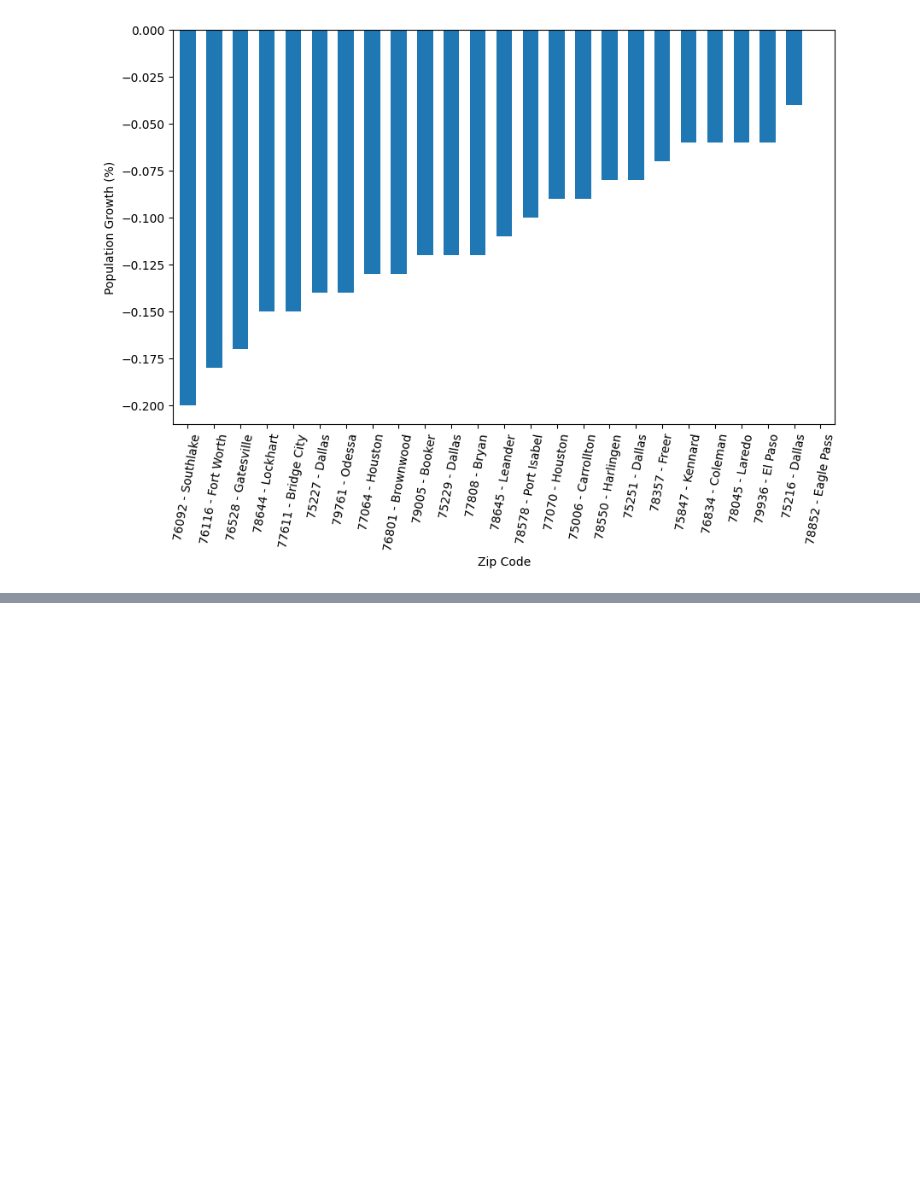
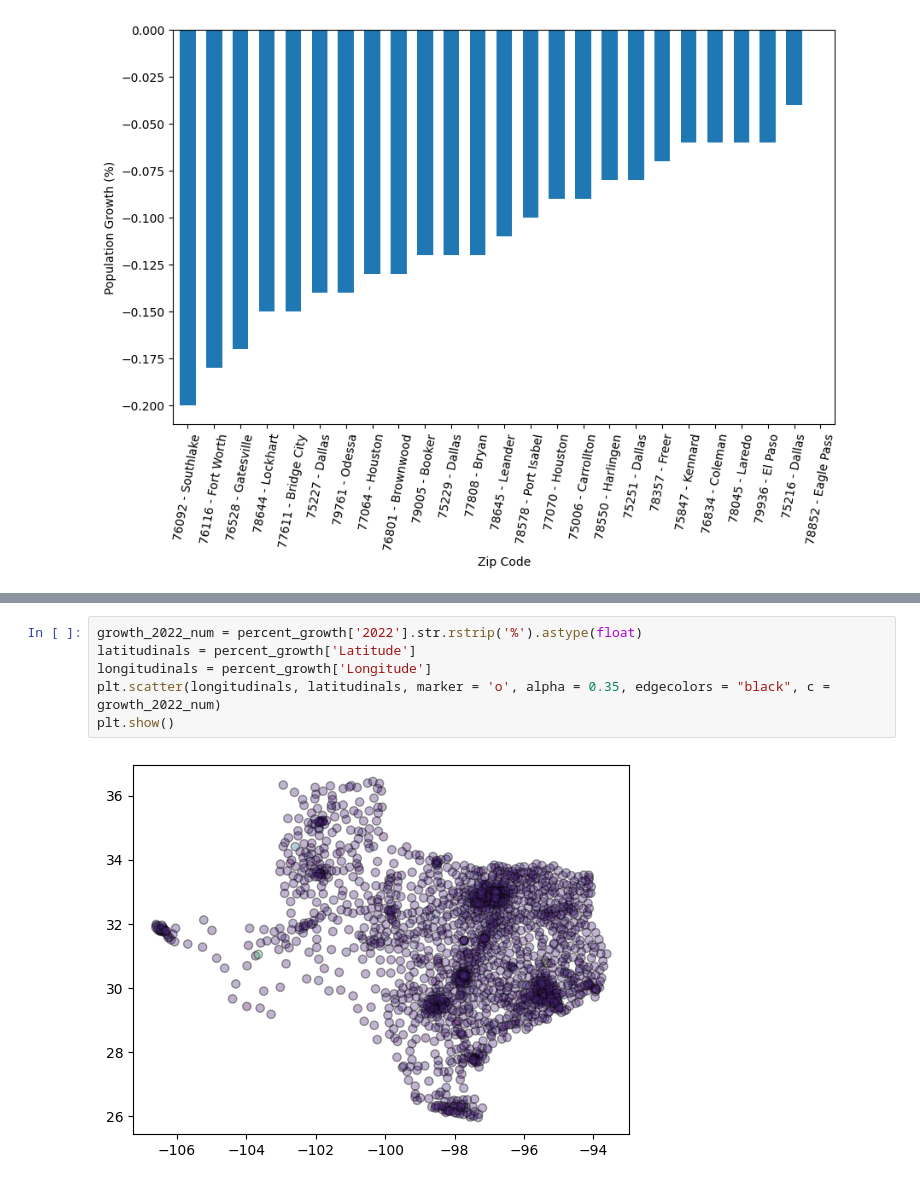
Before and after one commit to CaseyScow/Census-analysis, a Jupyter notebook: Texas_Zip_Pop.ipynb, the cells around one changed output, grey strips where cells are left out. Cells and saved outputs as stored; diff of their text form; blank space fills up the shorter version.

```diff
--- a/Texas_Zip_Pop.ipynb
+++ b/Texas_Zip_Pop.ipynb
@@ -323,0 +352,8 @@ plt.show()
+# %%
+growth_2022_num = percent_growth['2022'].str.rstrip('%').astype(float)
+latitudinals = percent_growth['Latitude']
+longitudinals = percent_growth['Longitude']
+plt.scatter(longitudinals, latitudinals, marker = 'o', alpha = 0.35, edgecolors = "black", c = growth_2022_num)
+plt.show()
+# %% [output]
+[figure, added]
```
Also changed, not shown: parts of 3 cells of this notebook.
